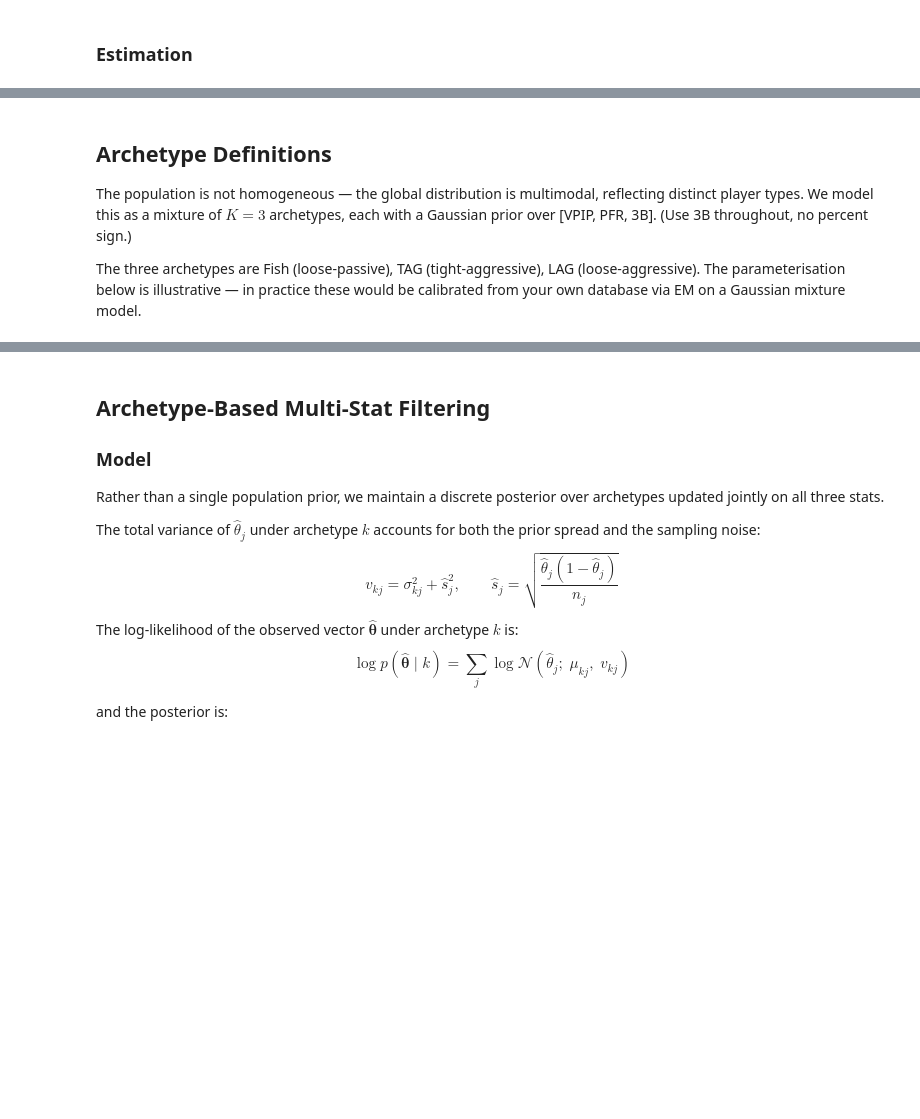
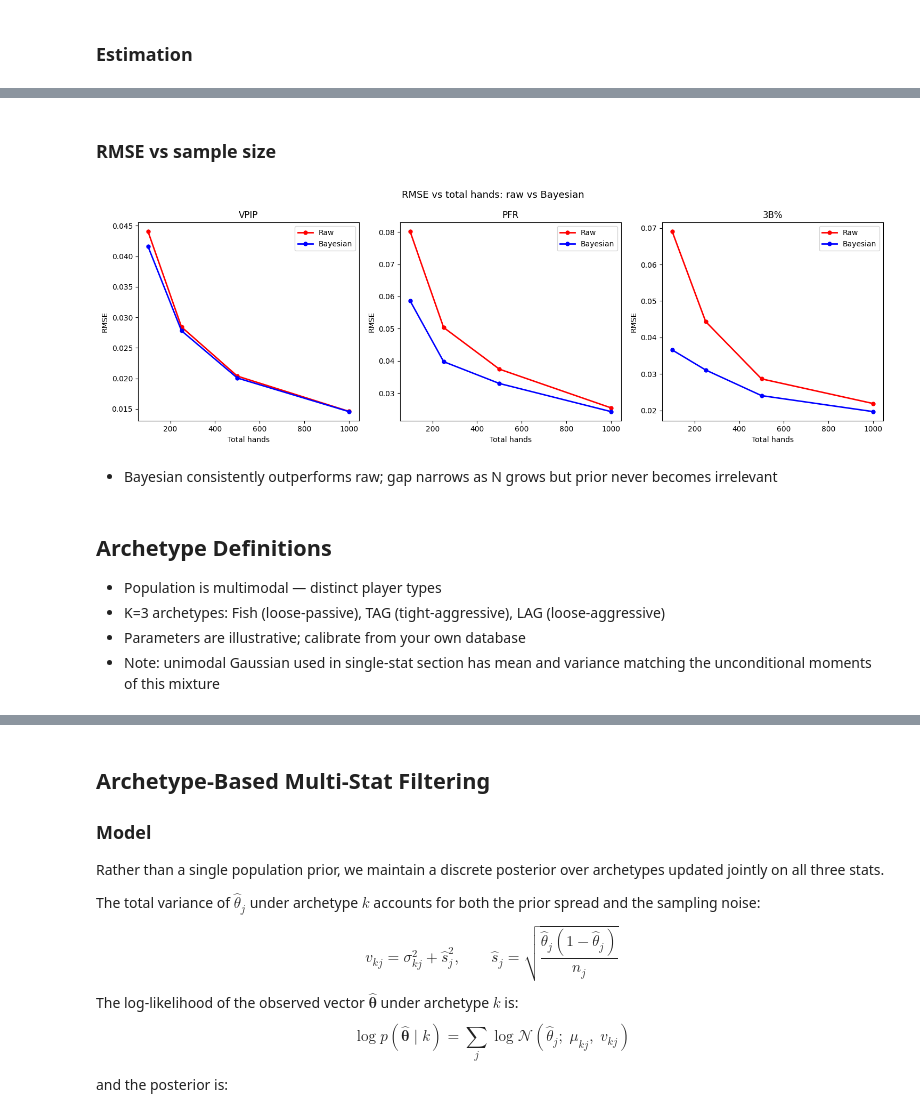
Before and after one commit to jasonzhixinglu/bayesian-hud, a Jupyter notebook: notebooks/bayesian_hud_executed.ipynb, the cells around one changed output, grey strips where cells are left out. Drawn from its saved outputs; the diff is of its cells as text; code cells hidden in the pictures; blank space fills up the shorter version.

```diff
--- a/notebooks/bayesian_hud_executed.ipynb
+++ b/notebooks/bayesian_hud_executed.ipynb
@@ -60,9 +61,19 @@ The Bayesian estimator reduces RMSE across all three stats at 100 hands per play
+# %% [markdown]
+### RMSE vs sample size
+# %%
+fig = plot_rmse_vs_hands()
+plt.show()
+# %% [output]
+[figure, added]
+# %% [markdown]
+- Bayesian consistently outperforms raw; gap narrows as N grows but prior never becomes irrelevant
 # %% [markdown]
 ## Archetype Definitions
 
-The population is not homogeneous — the global distribution is multimodal, reflecting distinct player types. We model this as a mixture of $K=3$ archetypes, each with a Gaussian prior over [VPIP, PFR, 3B]. (Use 3B throughout, no percent sign.)
-
-The three archetypes are Fish (loose-passive), TAG (tight-aggressive), LAG (loose-aggressive). The parameterisation below is illustrative — in practice these would be calibrated from your own database via EM on a Gaussian mixture model.
+- Population is multimodal — distinct player types
+- K=3 archetypes: Fish (loose-passive), TAG (tight-aggressive), LAG (loose-aggressive)
+- Parameters are illustrative; calibrate from your own database
+- Note: unimodal Gaussian used in single-stat section has mean and variance matching the unconditional moments of this mixture
 # %%
 mu, sigma, pi = get_archetype_params()
 
```
Also changed, not shown: parts of 30 cells of this notebook.
